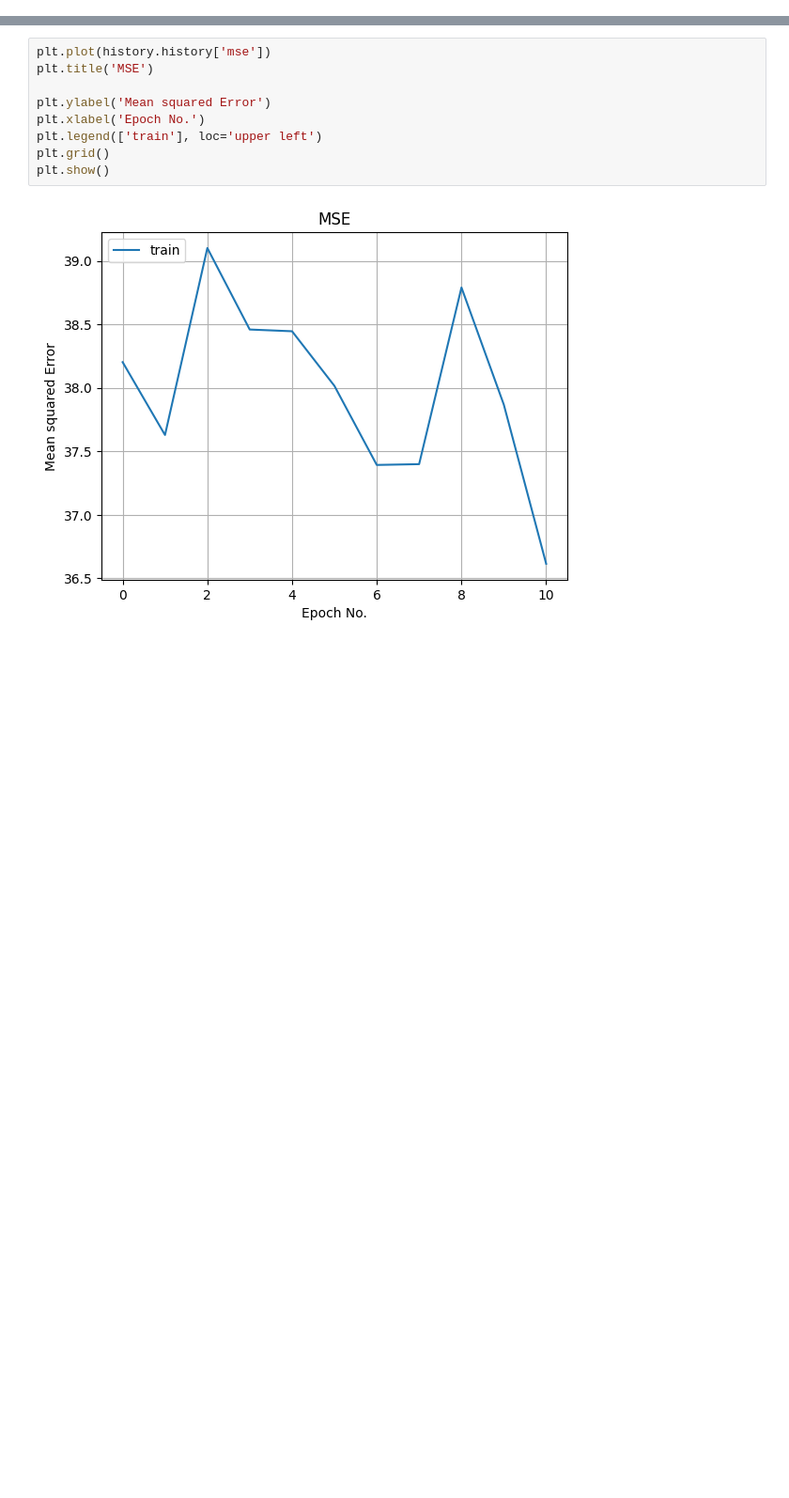
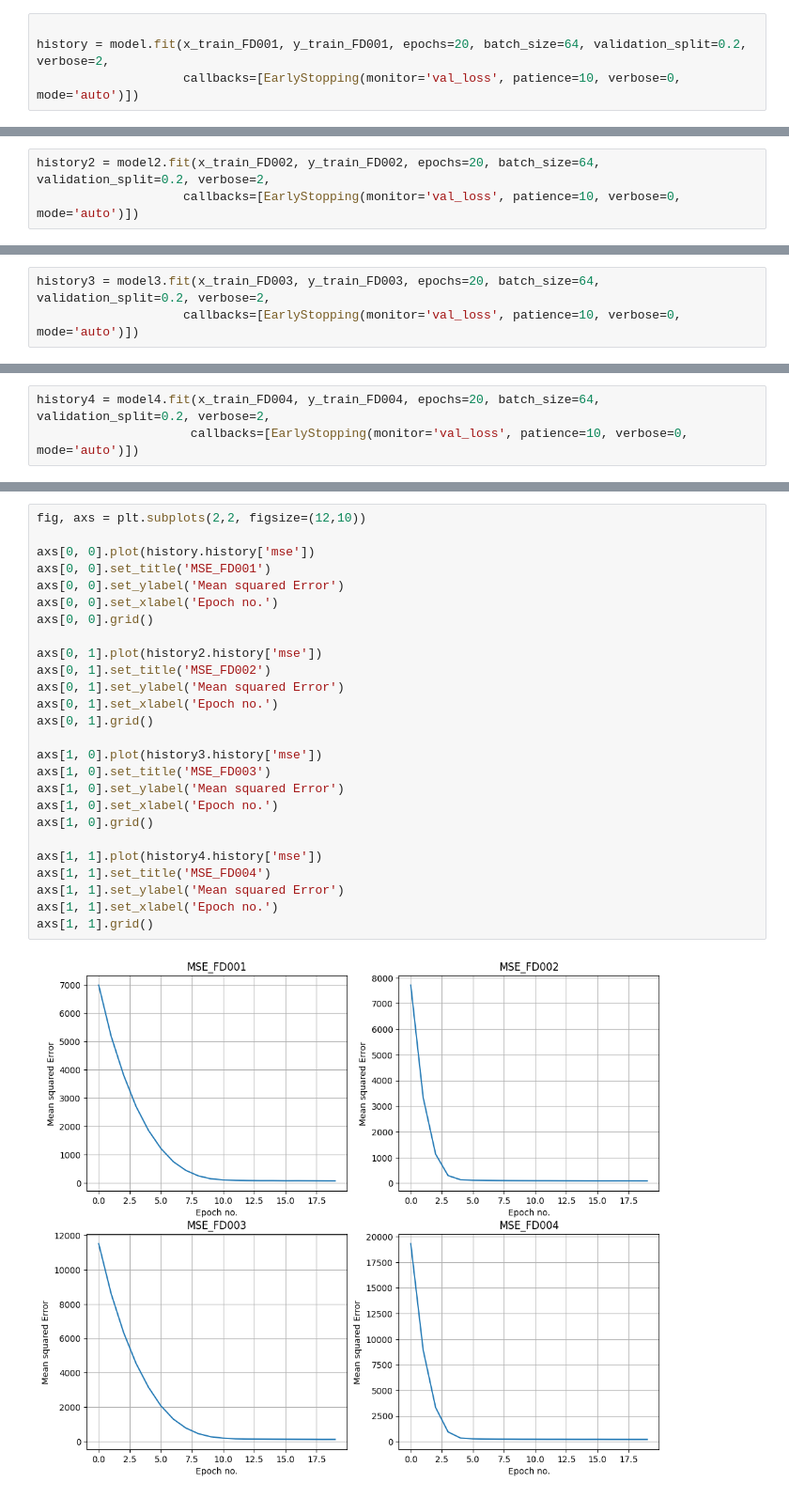
Before and after one commit to Changtze/JetEnginePMH, a Jupyter notebook: lstm.ipynb, the cells around one changed output, grey strips where cells are left out. Shown at 94% size. Drawn from its saved outputs; the diff is of its cells as text; blank space fills up the shorter version.

```diff
--- a/lstm.ipynb
+++ b/lstm.ipynb
@@ -159,0 +171,4 @@ Epoch 11/15
+# %%
+
+history = model.fit(x_train_FD001, y_train_FD001, epochs=20, batch_size=64, validation_split=0.2, verbose=2,
+                    callbacks=[EarlyStopping(monitor='val_loss', patience=10, verbose=0, mode='auto')])
@@ -159,0 +213,3 @@ Epoch 11/15
+# %%
+history2 = model2.fit(x_train_FD002, y_train_FD002, epochs=20, batch_size=64, validation_split=0.2, verbose=2,
+                    callbacks=[EarlyStopping(monitor='val_loss', patience=10, verbose=0, mode='auto')])
@@ -159,0 +259,3 @@ Epoch 11/15
+# %%
+history3 = model3.fit(x_train_FD003, y_train_FD003, epochs=20, batch_size=64, validation_split=0.2, verbose=2,
+                    callbacks=[EarlyStopping(monitor='val_loss', patience=10, verbose=0, mode='auto')])
@@ -159,0 +324,3 @@ Epoch 11/15
+# %%
+history4 = model4.fit(x_train_FD004, y_train_FD004, epochs=20, batch_size=64, validation_split=0.2, verbose=2,
+                     callbacks=[EarlyStopping(monitor='val_loss', patience=10, verbose=0, mode='auto')])
@@ -167,13 +370,30 @@ checkpoint = ModelCheckpoint('E:/CMAPSS/code/tft_new_2_311/models/LSTM.keras',
 # %%
-plt.plot(history.history['mse'])
-plt.title('MSE')
+fig, axs = plt.subplots(2,2, figsize=(12,10))
 
-plt.ylabel('Mean squared Error')
-plt.xlabel('Epoch No.')
-plt.legend(['train'], loc='upper left')
-plt.grid()
-plt.show()
+axs[0, 0].plot(history.history['mse'])
+axs[0, 0].set_title('MSE_FD001')
+axs[0, 0].set_ylabel('Mean squared Error')
+axs[0, 0].set_xlabel('Epoch no.')
+axs[0, 0].grid()
+
+axs[0, 1].plot(history2.history['mse'])
+axs[0, 1].set_title('MSE_FD002')
+axs[0, 1].set_ylabel('Mean squared Error')
+axs[0, 1].set_xlabel('Epoch no.')
+axs[0, 1].grid()
+
+axs[1, 0].plot(history3.history['mse'])
+axs[1, 0].set_title('MSE_FD003')
+axs[1, 0].set_ylabel('Mean squared Error')
+axs[1, 0].set_xlabel('Epoch no.')
+axs[1, 0].grid()
+
+axs[1, 1].plot(history4.history['mse'])
+axs[1, 1].set_title('MSE_FD004')
+axs[1, 1].set_ylabel('Mean squared Error')
+axs[1, 1].set_xlabel('Epoch no.')
+axs[1, 1].grid()
 # %% [output]
-[figure, old version]
+[figure, new version]
 # %%
 scores = model.evaluate(x_train_FD001, y_train_FD001, verbose=1, batch_size=200)
```
Also changed, not shown: parts of 26 cells of this notebook.
